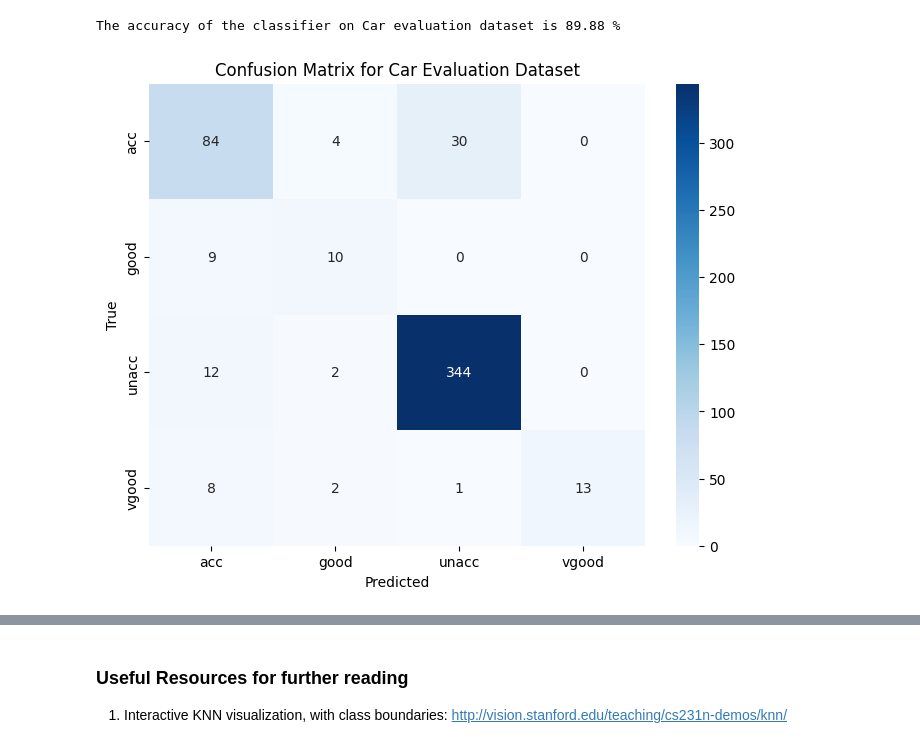
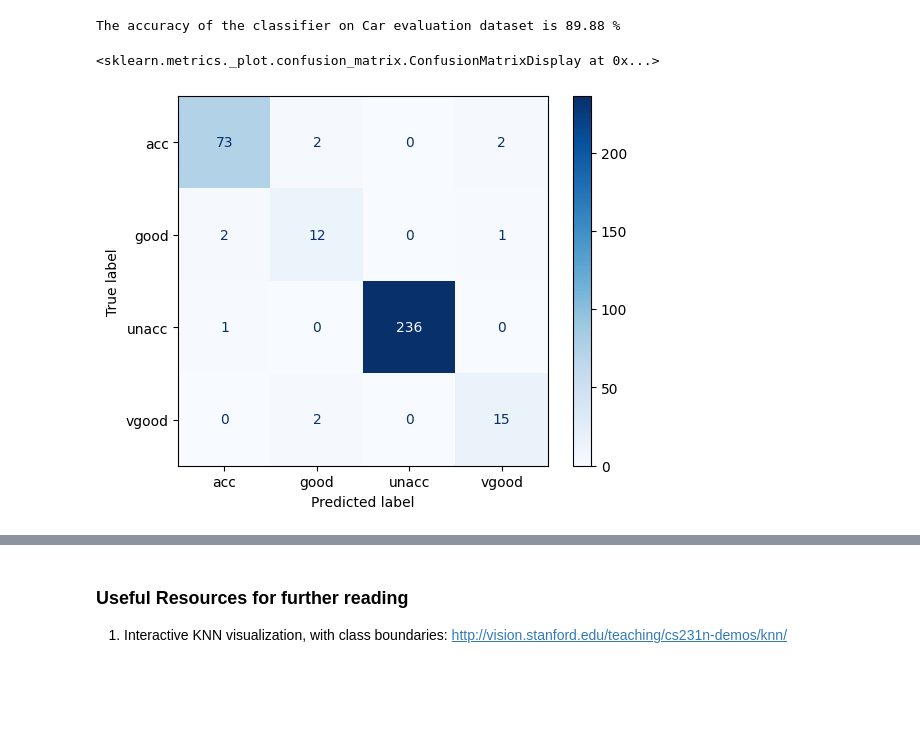
Before and after one commit to AbubakarSiddiqimohammed2005/Another-copy-of-AIML---Module-01-Lab-01-Features.ipynb, a Jupyter notebook: AIML_Module_3_Lab_2_Implementing_KNN_from_scratch_and_visualize_Algorithm_performance.ipynb, the cells around one changed output, grey strips where cells are left out. Saved outputs shown, nothing was run; the diff lists cells and outputs as text; code cells hidden in the pictures; blank space fills up the shorter version.

```diff
--- a/AIML_Module_3_Lab_2_Implementing_KNN_from_scratch_and_visualize_Algorithm_performance.ipynb
+++ b/AIML_Module_3_Lab_2_Implementing_KNN_from_scratch_and_visualize_Algorithm_performance.ipynb
@@ -607,56 +501,34 @@ The accuracy of the classifier on Car evaluation dataset is 89.88 %
 # %%
 ## TASK-3
 ## Plot a Confusion Matrix for the results of the Car evaluation dataset
-# %%
-import pandas as pd
-import numpy as np
-import seaborn as sns
-import matplotlib.pyplot as plt
-from sklearn.model_selection import train_test_split
-from sklearn.preprocessing import LabelEncoder
-from sklearn.neighbors import KNeighborsClassifier
-from sklearn.metrics import confusion_matrix
-
-# Load the Car Evaluation dataset (assume it is in CSV format)
-# You can download it from UCI or use an in-built dataset, but for now, let's assume it is loaded
-url = "https://archive.ics.uci.edu/ml/machine-learning-databases/car/car.data"
-columns = ['buying', 'maint', 'doors', 'persons', 'lug_boot', 'safety', 'class']
-
-# Read the dataset from the URL or local file
-df = pd.read_csv(url, names=columns)
-
-# Convert categorical features to numerical using LabelEncoder
-label_encoder = LabelEncoder()
-
-for column in df.columns:
-    df[column] = label_encoder.fit_transform(df[column])
-
-# Split the data into features and target variable
-X = df.drop('class', axis=1)  # Features (all columns except 'class')
-y = df['class']  # Target (class)
-
-# Split the data into training and testing sets
-X_train, X_test, y_train, y_test = train_test_split(X, y, test_size=0.3, random_state=42)
-
-# Train a KNN classifier
-knn = KNeighborsClassifier(n_neighbors=3)
-knn.fit(X_train, y_train)
-
-# Make predictions on the test set
-y_pred = knn.predict(X_test)
-
-# Compute the confusion matrix
-cm = confusion_matrix(y_test, y_pred)
-
-# Plot the confusion matrix using seaborn's heatmap
-plt.figure(figsize=(8,6))
-sns.heatmap(cm, annot=True, fmt='d', cmap='Blues', xticklabels=label_encoder.classes_, yticklabels=label_encoder.classes_)
-plt.title('Confusion Matrix for Car Evaluation Dataset')
-plt.xlabel('Predicted')
-plt.ylabel('True')
-plt.show()
-# %% [output]
-[figure, removed]
+# %%
+import pandas as pd
+from sklearn.model_selection import train_test_split
+from sklearn.preprocessing import LabelEncoder
+from sklearn.tree import DecisionTreeClassifier
+from sklearn.metrics import confusion_matrix, ConfusionMatrixDisplay
+
+car_data = pd.read_csv('car_evaluation.csv')
+
+encoder = LabelEncoder()
+encoded_data = car_data.apply(encoder.fit_transform)
+
+X = encoded_data.drop('decision', axis=1)
+y = encoded_data['decision']
+
+X_train, X_test, y_train, y_test = train_test_split(X, y, test_size=0.2, random_state=42)
+
+clf = DecisionTreeClassifier(random_state=42)
+clf.fit(X_train, y_train)
+
+y_pred = clf.predict(X_test)
+
+cm = confusion_matrix(y_test, y_pred)
+disp = ConfusionMatrixDisplay(confusion_matrix=cm, display_labels=encoder.classes_)
+disp.plot(cmap='Blues')
+# %% [output]
+<sklearn.metrics._plot.confusion_matrix.ConfusionMatrixDisplay at 0x...>
+[figure, added]
 # %%
 ## TASK-4
 ## Print a Classification Report for the results of the Car evaluation dataset
```
Also changed, not shown: parts of 19 cells of this notebook.
